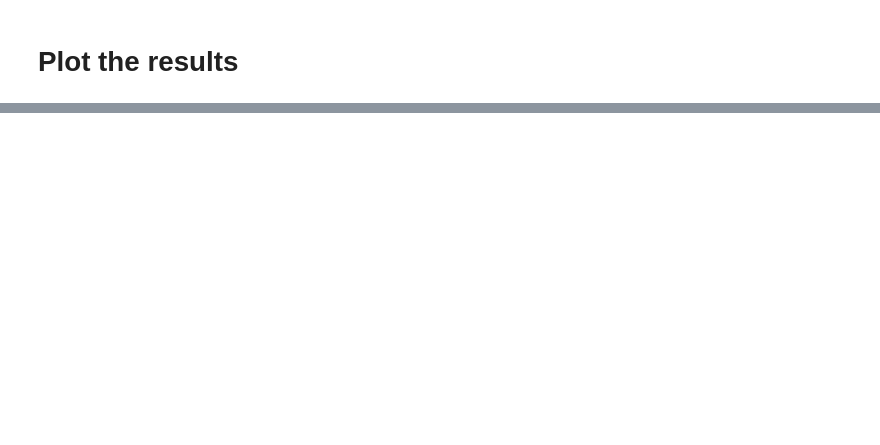
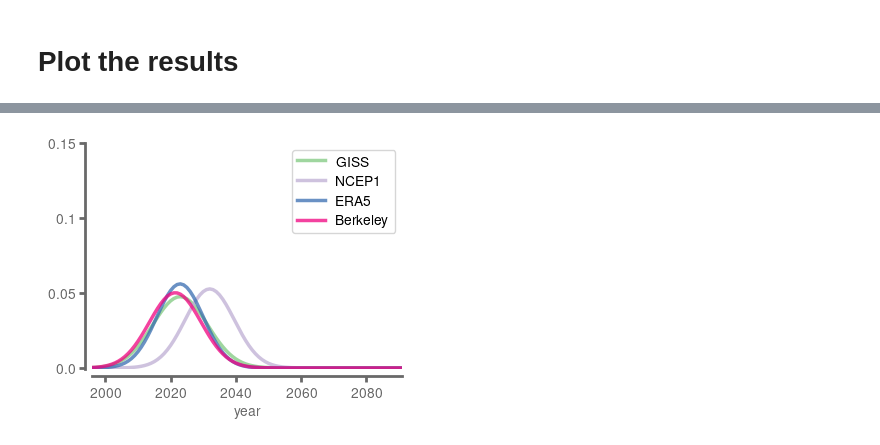
Before and after one commit to eabarnes1010/target_temp_detection, a Jupyter notebook: _compare_obs.ipynb, the cells around one changed output, grey strips where cells are left out. Drawn from its saved outputs; the diff is of its cells as text; code cells hidden in the pictures; blank space fills up the shorter version.

```diff
--- a/_compare_obs.ipynb
+++ b/_compare_obs.ipynb
@@ -271,0 +368,40 @@ print('PLOT_SEED = ' + str(PLOT_SEED))
+# %%
+cmap = mpl.cm.get_cmap('Accent').colors
+clr_indices = (0,1,4,5)
+# plt.plot(da_obs_giss["time.year"],giss_pred[:,0],label='GISS',color=cmap[0])
+# plt.plot(da_obs_ncep["time.year"],ncep_pred[:,0],label='NCEP1',color=cmap[1])
+# plt.plot(da_obs_era["time.year"],era_pred[:,0],label='ERA5',color=cmap[4])
+# plt.plot(da_obs_best["time.year"],best_pred[:,0],label='BEST',color=cmap[5])
+
+plt.figure(figsize=(4,3),dpi=100)
+
+for i,y_predict_obs in enumerate((giss_pred, ncep_pred, era_pred, best_pred)):
+
+    norm_incs = np.arange(-80,80,1)
+    mu_pred = y_predict_obs[:,0]
+    sigma_pred = y_predict_obs[:,1]
+    norm_dist = tfp.distributions.Normal(mu_pred,sigma_pred)
+    norm_perc_med = norm_dist.quantile(.5).numpy()
+    norm_cpd = norm_dist[-1].prob(norm_incs)
+
+    plt.plot(norm_incs+2021,
+             norm_cpd,
+             linewidth=2.5,
+             color=cmap[clr_indices[i]],
+             alpha=.75,
+            )
+
+plt.xlabel('year')
+# plt.title('Predictions for ' + settings["obsdata"] + ' Observations under SSP' + settings["ssp"] + '\nYear = 2021')
+plt.xticks(np.arange(-101,100,20)+2021,np.arange(-101,100,20)+2021)
+plt.yticks(np.arange(0,.25,.05),np.arange(0,.25,.05).round(2))
+plt.legend(labels=('GISS','NCEP1','ERA5','Berkeley'))
+
+plt.xlim(-25+2021,70+2021)
+plt.ylim(-0.001,.15)
+format_spines(plt.gca())
+# plt.gca().spines['left'].set_color(None)
+
+plots.savefig(FIGURE_DIRECTORY + model_name + '_obs_2021PDF_together', dpi=savefig_dpi)
+# %% [output]
+[figure, added]
```
Also changed, not shown: parts of 13 cells of this notebook, 5 other files.
